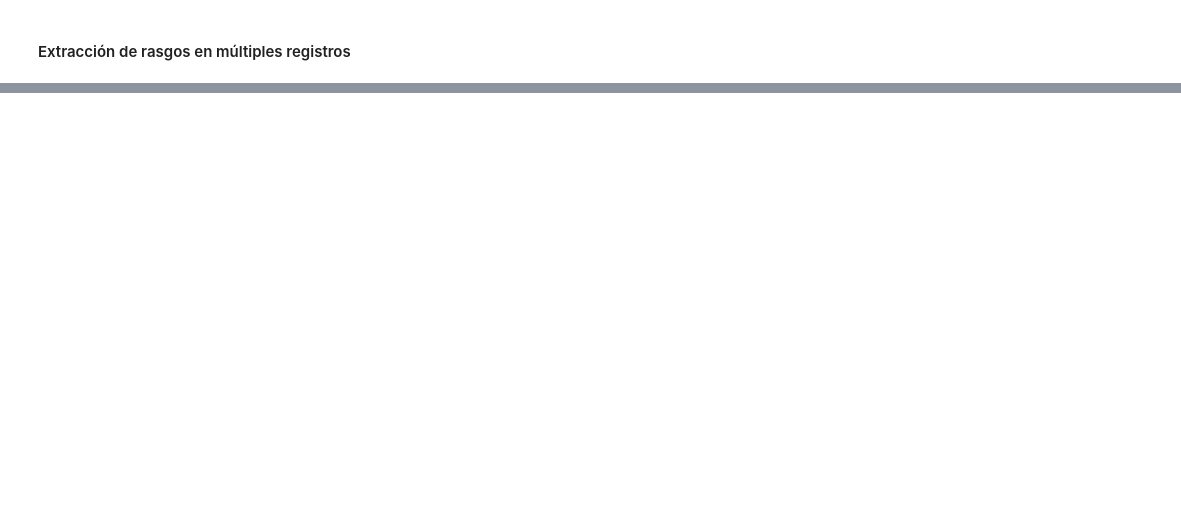
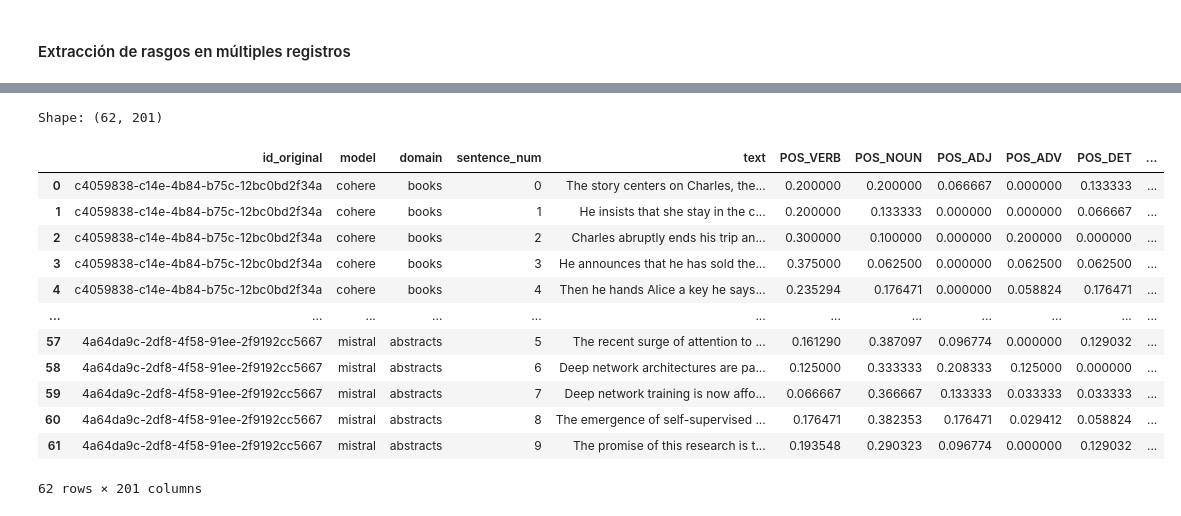
Before and after one commit to JaimeRamosT/Hybrid-authorship-detection---Stylometry, a Jupyter notebook: part1.ipynb, the cells around one changed output, grey strips where cells are left out. Drawn from its saved outputs; the diff is of its cells as text; code cells hidden in the pictures; blank space fills up the shorter version.

```diff
--- a/part1.ipynb
+++ b/part1.ipynb
@@ -227,0 +276,38 @@ Saved: output_iter4_idx32635.csv and debug_iter4_idx32635.csv
+# %%
+def extract_features_from_dataset(df_original, sample_size=None):
+    """
+    Extrae features estilométricos a nivel de oración.
+
+    Returns:
+        DataFrame con estructura: id_original, model, domain, sentence_num, text, features...
+    """
+    if sample_size:
+        df_original = df_original.sample(n=sample_size, random_state=42)
+
+    # Inicializar StyloMetrix (sin guardar archivos)
+    stylo = sm.StyloMetrix('en', debug=False)  # debug=False para evitar archivos
+
+    all_results = []
+
+    for idx, row in df_original.iterrows():
+        # Dividir en oraciones (en memoria)
+        sentences = split_text_into_sentences(row['generation'])
+
+        # Extraer features para todas las oraciones del documento
+        features_df = stylo.transform(sentences)
+
+        # Agregar metadatos del documento original
+        features_df.insert(0, 'id_original', row['id'])
+        features_df.insert(1, 'model', row['model'])
+        features_df.insert(2, 'domain', row['domain'])
+        features_df.insert(3, 'sentence_num', range(len(sentences)))
+        # La columna 'text' ya existe en features_df (viene de stylo.transform)
+
+        all_results.append(features_df)
+
+    # Concatenar todos los resultados
+    final_df = pd.concat(all_results, ignore_index=True)
+
+    return final_df
+# %%
+features_df = extract_features_from_dataset(generation_sample)
@@ -227,0 +320,19 @@ Saved: output_iter4_idx32635.csv and debug_iter4_idx32635.csv
+# %%
+# Uso:
+print(f"Shape: {features_df.shape}")
+display(features_df.head(62))
+# %% [output]
+Shape: (62, 201)
+|  | id_original | model | domain | sentence_num | text | POS_VERB | POS_NOUN | POS_ADJ | POS_ADV | POS_DET | ... |
+| 0 | c4059838-c14e-4b84-b75c-12bc0bd2f34a | cohere | books | 0 | The story centers on Charles, the... | 0.200000 | 0.200000 | 0.066667 | 0.000000 | 0.133333 | ... |
+| 1 | c4059838-c14e-4b84-b75c-12bc0bd2f34a | cohere | books | 1 | He insists that she stay in the c... | 0.200000 | 0.133333 | 0.000000 | 0.000000 | 0.066667 | ... |
+| 2 | c4059838-c14e-4b84-b75c-12bc0bd2f34a | cohere | books | 2 | Charles abruptly ends his trip an... | 0.300000 | 0.100000 | 0.000000 | 0.200000 | 0.000000 | ... |
+| 3 | c4059838-c14e-4b84-b75c-12bc0bd2f34a | cohere | books | 3 | He announces that he has sold the... | 0.375000 | 0.062500 | 0.000000 | 0.062500 | 0.062500 | ... |
+| 4 | c4059838-c14e-4b84-b75c-12bc0bd2f34a | cohere | books | 4 | Then he hands Alice a key he says... | 0.235294 | 0.176471 | 0.000000 | 0.058824 | 0.176471 | ... |
+| ... | ... | ... | ... | ... | ... | ... | ... | ... | ... | ... | ... |
+| 57 | 4a64da9c-2df8-4f58-91ee-2f9192cc5667 | mistral | abstracts | 5 | The recent surge of attention to ... | 0.161290 | 0.387097 | 0.096774 | 0.000000 | 0.129032 | ... |
+| 58 | 4a64da9c-2df8-4f58-91ee-2f9192cc5667 | mistral | abstracts | 6 | Deep network architectures are pa... | 0.125000 | 0.333333 | 0.208333 | 0.125000 | 0.000000 | ... |
+| 59 | 4a64da9c-2df8-4f58-91ee-2f9192cc5667 | mistral | abstracts | 7 | Deep network training is now affo... | 0.066667 | 0.366667 | 0.133333 | 0.033333 | 0.033333 | ... |
+| 60 | 4a64da9c-2df8-4f58-91ee-2f9192cc5667 | mistral | abstracts | 8 | The emergence of self-supervised ... | 0.176471 | 0.382353 | 0.176471 | 0.029412 | 0.058824 | ... |
+| 61 | 4a64da9c-2df8-4f58-91ee-2f9192cc5667 | mistral | abstracts | 9 | The promise of this research is t... | 0.193548 | 0.290323 | 0.096774 | 0.000000 | 0.129032 | ... |
+62 rows × 201 columns
```
Also changed, not shown: parts of 12 cells of this notebook, 20 other files.
